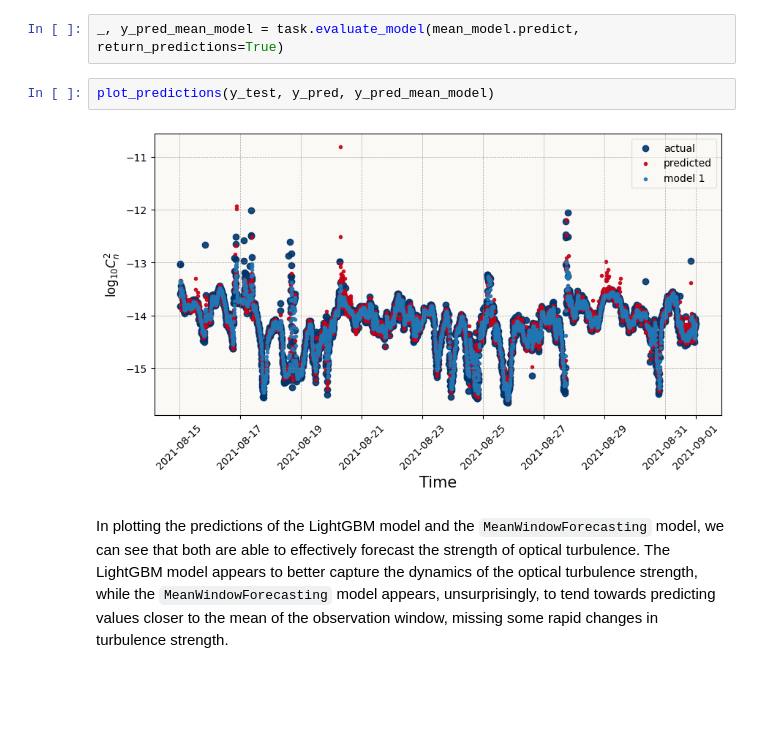
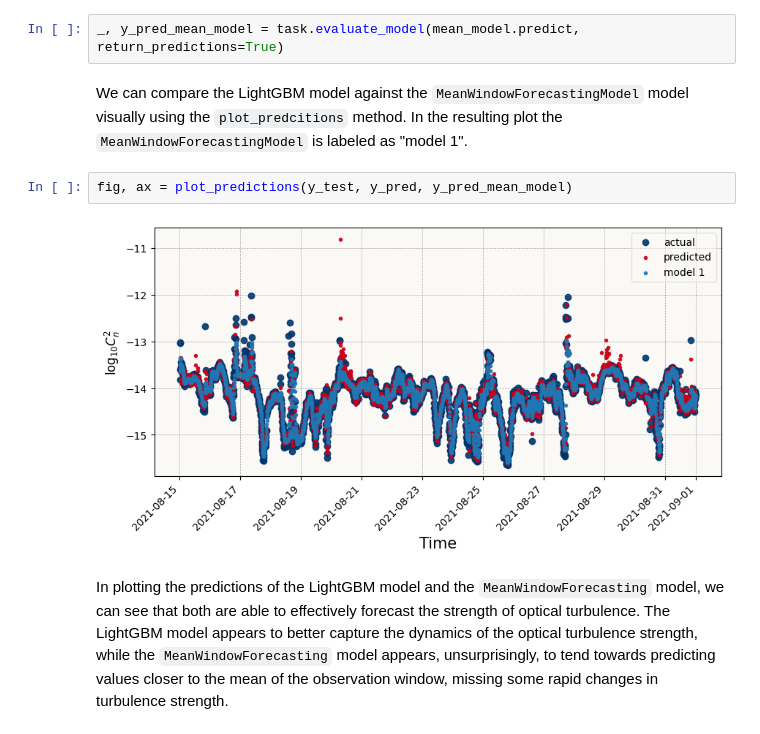
Before and after one commit to CDJellen/otbench, a Jupyter notebook: notebooks/forecasting/usna_cn2_sm.ipynb, the cells around one changed output. Saved outputs shown, nothing was run; the diff lists cells and outputs as text; blank space fills up the shorter version.

```diff
--- a/notebooks/forecasting/usna_cn2_sm.ipynb
+++ b/notebooks/forecasting/usna_cn2_sm.ipynb
@@ -232,9 +230,11 @@ task.evaluate_model(mean_model.predict)
   'valid_predictions': 4066}}
 # %%
 _, y_pred_mean_model = task.evaluate_model(mean_model.predict, return_predictions=True)
+# %% [markdown]
+We can compare the LightGBM model against the `MeanWindowForecastingModel` model visually using the `plot_predcitions` method. In the resulting plot the `MeanWindowForecastingModel` is labeled as "model 1".
 # %%
-plot_predictions(y_test, y_pred, y_pred_mean_model)
+fig, ax = plot_predictions(y_test, y_pred, y_pred_mean_model)
 # %% [output]
-[figure, old version]
+[figure, new version]
 # %% [markdown]
 In plotting the predictions of the LightGBM model and the `MeanWindowForecasting` model, we can see that both are able to effectively forecast the strength of optical turbulence. The LightGBM model appears to better capture the dynamics of the optical turbulence strength, while the `MeanWindowForecasting` model appears, unsurprisingly, to tend towards predicting values closer to the mean of the observation window, missing some rapid changes in turbulence strength.
```
Also changed, not shown: parts of 2 cells of this notebook, 16 other files.
